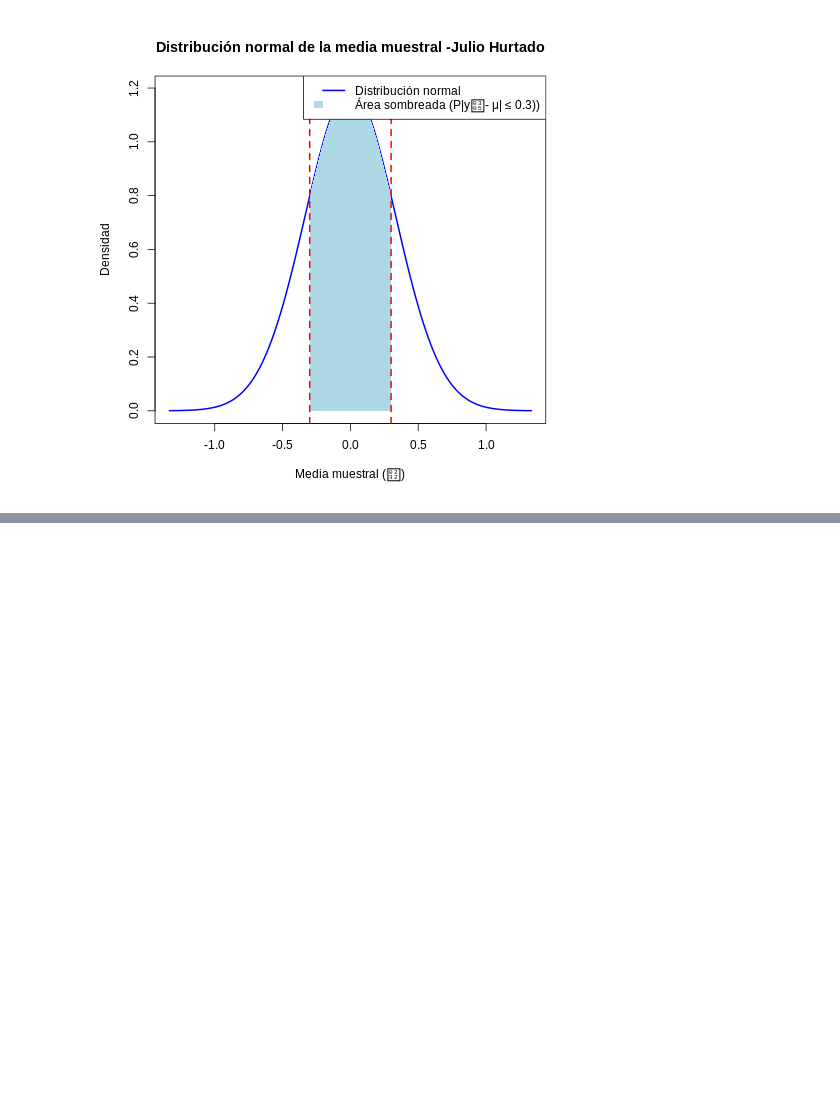
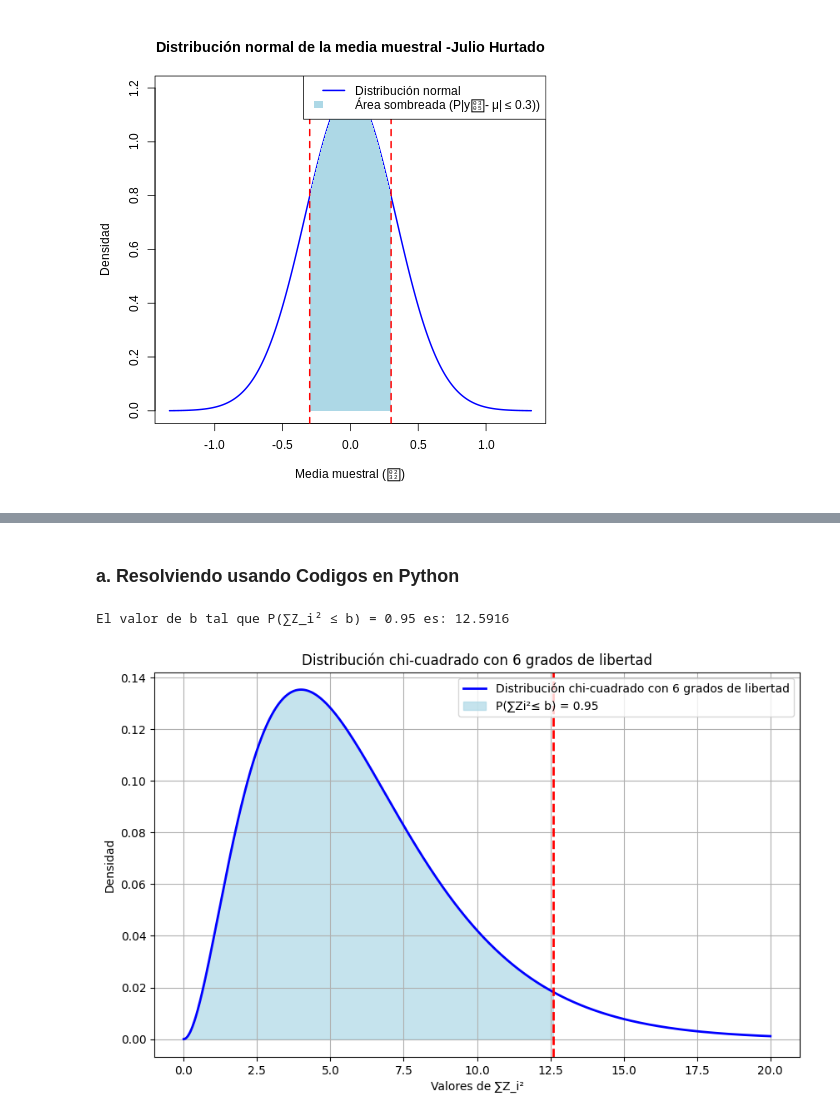
Before and after one commit to JSEFERINO/ESTADISTICA-INFERENCIAL-2025, a Jupyter notebook: B_Distribuciones_Muestrales.ipynb, the cells around one changed output, grey strips where cells are left out. Saved outputs shown, nothing was run; the diff lists cells and outputs as text; code cells hidden in the pictures; blank space fills up the shorter version.

```diff
--- a/B_Distribuciones_Muestrales.ipynb
+++ b/B_Distribuciones_Muestrales.ipynb
@@ -190,0 +261,49 @@ legend("topright", legend = c("Distribución normal", "Área sombreada (P|y̅-
+# %% [markdown]
+### **a. Resolviendo usando Codigos en Python**
+# %%
+import numpy as np
+import matplotlib.pyplot as plt
+from scipy.stats import chi2
+
+# Parámetros dados
+n = 6           # Tamaño de la muestra (grados de libertad)
+prob = 0.95       # Probabilidad deseada
+
+# Encontrar el valor crítico b usando la distribución chi-cuadrado
+b = chi2.ppf(prob, df=n)
+
+# Mostrar el valor de b
+print(f"El valor de b tal que P(∑Z_i² ≤ b) = {prob} es: {round(b, 4)}")
+
+# Crear una secuencia de valores para la distribución chi-cuadrado
+x = np.linspace(0, 20, 1000)
+
+# Calcular la densidad de la distribución chi-cuadrado
+y = chi2.pdf(x, df=n)
+
+# Graficar la distribución chi-cuadrado
+plt.figure(figsize=(10, 6))
+plt.plot(x, y, linewidth=2, color='blue', label=f'Distribución chi-cuadrado con {n} grados de libertad')
+
+# Sombrear el área correspondiente a P(∑Z_i² ≤ b)
+x_shade = np.linspace(0, b, 1000)
+y_shade = chi2.pdf(x_shade, df=n)
+plt.fill_between(x_shade, y_shade, color='lightblue', alpha=0.7, label=f'P(∑Zi²≤ b) = {prob}')
+
+# Añadir una línea vertical en el valor crítico b
+plt.axvline(b, color='red', linestyle='--', linewidth=2)
+
+# Añadir etiquetas y título
+plt.xlabel('Valores de ∑Z_i²')
+plt.ylabel('Densidad')
+plt.title(f'Distribución chi-cuadrado con {n} grados de libertad')
+
+# Añadir leyenda
+plt.legend(loc='upper right')
+
+# Mostrar la gráfica
+plt.grid(True)
+plt.show()
+# %% [output]
+El valor de b tal que P(∑Z_i² ≤ b) = 0.95 es: 12.5916
+[figure, added]
```
Also changed, not shown: parts of 19 cells of this notebook.
